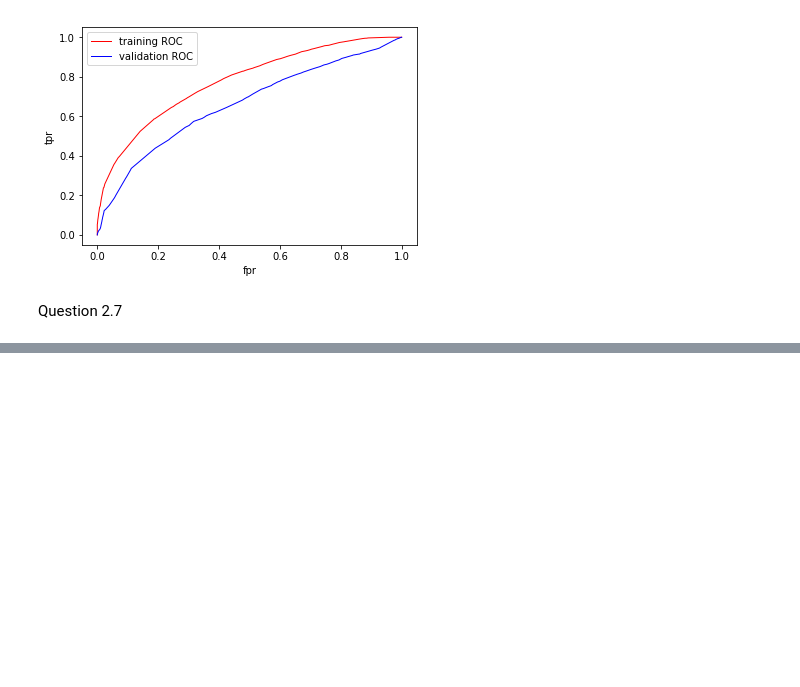
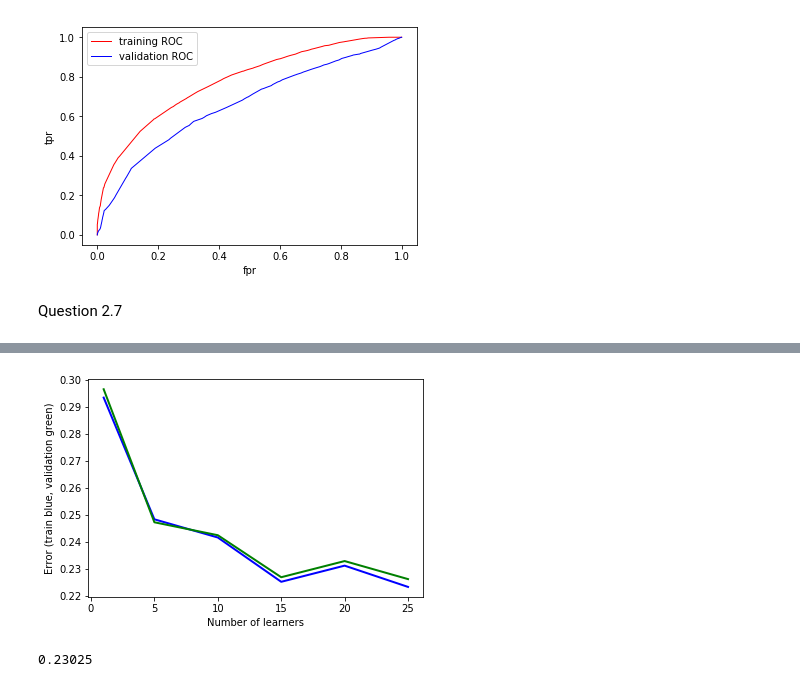
Before and after one commit to nuslarry/cs273a, a Jupyter notebook: 273-hw4-code/cs273a-hw4.ipynb, the cells around one changed output, grey strips where cells are left out. Cells and saved outputs as stored; diff of their text form; code cells hidden in the pictures; blank space fills up the shorter version.

```diff
--- a/273-hw4-code/cs273a-hw4.ipynb
+++ b/273-hw4-code/cs273a-hw4.ipynb
@@ -186,0 +221,42 @@ Test AUC Score:, 0.6671
+# %%
+xv_10000_20000= xt[10000:20000]
+yv_10000_20000 = yt[10000:20000]
+bagCount = 25
+ensemble = [None]*bagCount
+trainingPredicts = np.zeros((bagCount, xt.shape[0]))
+validationPredicts = np.zeros((bagCount, xv_10000_20000.shape[0]))
+err_xt = []
+err_xv = []
+for bagNum in range(bagCount):
+    xi, yi = ml.bootstrapData(xt, yt, n_boot=10000)
+    ensemble[bagNum] = ml.dtree.treeClassify(xi, yi, maxDepth = 15, minLeaf = 4, nFeatures = 4)
+    trainingPredicts[ bagNum, :] = ensemble[bagNum].predict(xt)
+    validationPredicts[bagNum, :] = ensemble[bagNum].predict(xv_10000_20000)
+    if (bagNum==0) or (bagNum==4) or (bagNum==9) or (bagNum==14) or (bagNum==19) or (bagNum==24) :
+        ythat = np.array(np.mean(trainingPredicts[0:bagNum+1,:], axis=0) > 0.5)
+        yvhat = np.array(np.mean(validationPredicts[0:bagNum+1,:], axis=0) > 0.5)
+        err_xt.append(np.mean(ythat != yt))
+        err_xv.append(np.mean(yvhat != yv_10000_20000))
+plt.plot([1,5,10,15,20,25], err_xt, 'b-', linewidth=2)
+plt.plot([1,5,10,15,20,25], err_xv, 'g-', linewidth=2)
+plt.xlabel('Number of learners')
+plt.ylabel('Error (train blue, validation green)')
+plt.show()
+# %% [output]
+[figure, added]
+# %%
+bagCount = 15
+ensemble = [None]*bagCount
+trainingPredicts = np.zeros((bagCount, xt.shape[0]))
+testPredicts = np.zeros((bagCount, xtest.shape[0]))
+for bagNum in range(bagCount):
+    xi, yi = ml.bootstrapData(xt, yt, n_boot=10000)
+    ensemble[bagNum] = ml.dtree.treeClassify(xi, yi, maxDepth = 15, minLeaf = 4, nFeatures = 4)
+    trainingPredicts[ bagNum, :] = ensemble[bagNum].predict(xt)
+    testPredicts[bagNum, :] = ensemble[bagNum].predict(xtest)
+ythat = np.array(np.mean(trainingPredicts[0:bagNum+1,:], axis=0) > 0.5)
+yvhat = np.array(np.mean(testPredicts[0:bagNum+1,:], axis=0) > 0.5)
+err_xt=np.mean(sum(ythat != yt)/xtest.shape[0])
+print(err_xt)
+# %% [output]
+0.23025
```
Also changed, not shown: parts of 6 cells of this notebook.
